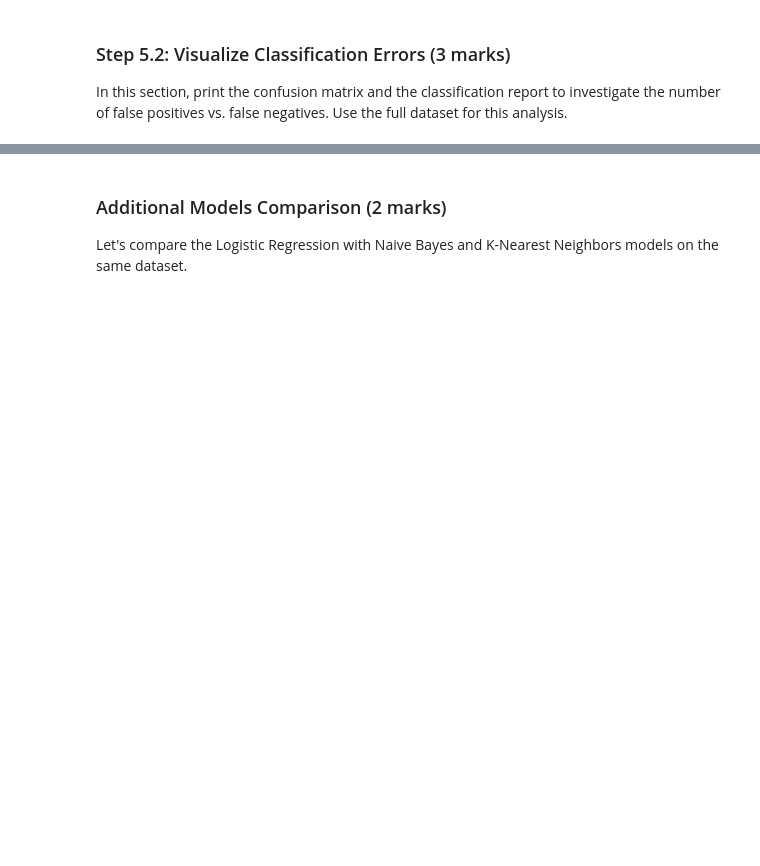
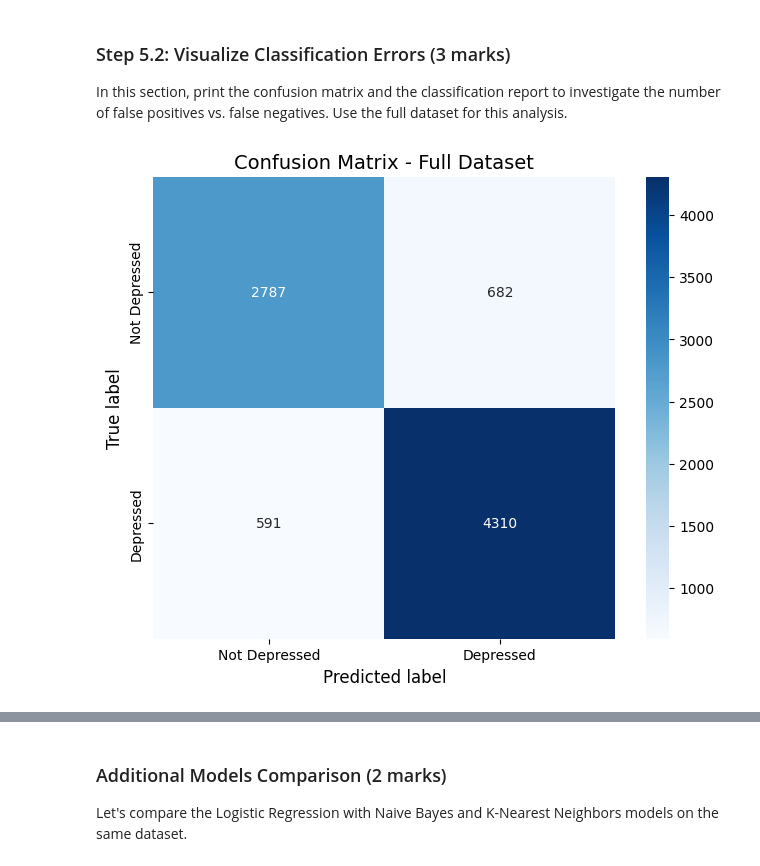
Before and after one commit to nathanielmills-101/ENGG680_2025_Fall, a Jupyter notebook: Lab Assignment 2/Assignment2.ipynb, the cells around one changed output, grey strips where cells are left out. Saved outputs shown, nothing was run; the diff lists cells and outputs as text; code cells hidden in the pictures; blank space fills up the shorter version.

```diff
--- a/Lab Assignment 2/Assignment2.ipynb
+++ b/Lab Assignment 2/Assignment2.ipynb
@@ -900,27 +1085,40 @@ In this section, print the confusion matrix and the classification report to inv
 # Retrieve target vector and predicted values for testing set using full dataset
 # (1 marks)
 # Note: 70% training set, 30% testing set
+X_train_full, X_test_full, y_train_full, y_test_full = train_test_split(
+    X, y, test_size=0.3, random_state=0, stratify=y
+)
+
+#Train Logistic Regression on full dataset
+model_full = LogisticRegression(max_iter=2000, random_state=0)
+model_full.fit(X_train_full, y_train_full)
+
+#Predict on testing set
+y_test_pred = model_full.predict(X_test_full)
 # %%
 from sklearn.metrics import confusion_matrix
 # Calculate confusion matrix: confusion_matrix()
 # (1 marks)
-
-
+conf_mat = confusion_matrix(y_test_full, y_test_pred)
 
 # Print confusion matrix using a heatmap: sns.heatmap()
 plt.figure(figsize=(8, 6))
-sns.heatmap(conf_mat,
-           xticklabels=['Not Depressed', 'Depressed'],
-           yticklabels=['Not Depressed', 'Depressed'],
-           square=True,
-           annot=True,
-           cbar=True,
-           fmt='d',
-           cmap='Blues')
-plt.xlabel(   )
-plt.ylabel(   )
-plt.title(   )
+sns.heatmap(
+    conf_mat,
+    xticklabels=['Not Depressed', 'Depressed'],
+    yticklabels=['Not Depressed', 'Depressed'],
+    square=True,
+    annot=True,
+    cbar=True,
+    fmt='d',
+    cmap='Blues'
+)
+plt.xlabel('Predicted label', fontsize=12)
+plt.ylabel('True label', fontsize=12)
+plt.title('Confusion Matrix - Full Dataset', fontsize=14)
 plt.show()
+# %% [output]
+[figure, added]
 # %%
 from sklearn.metrics import classification_report
 # Print classification report: classification_report()
```
Also changed, not shown: parts of 14 cells of this notebook.
